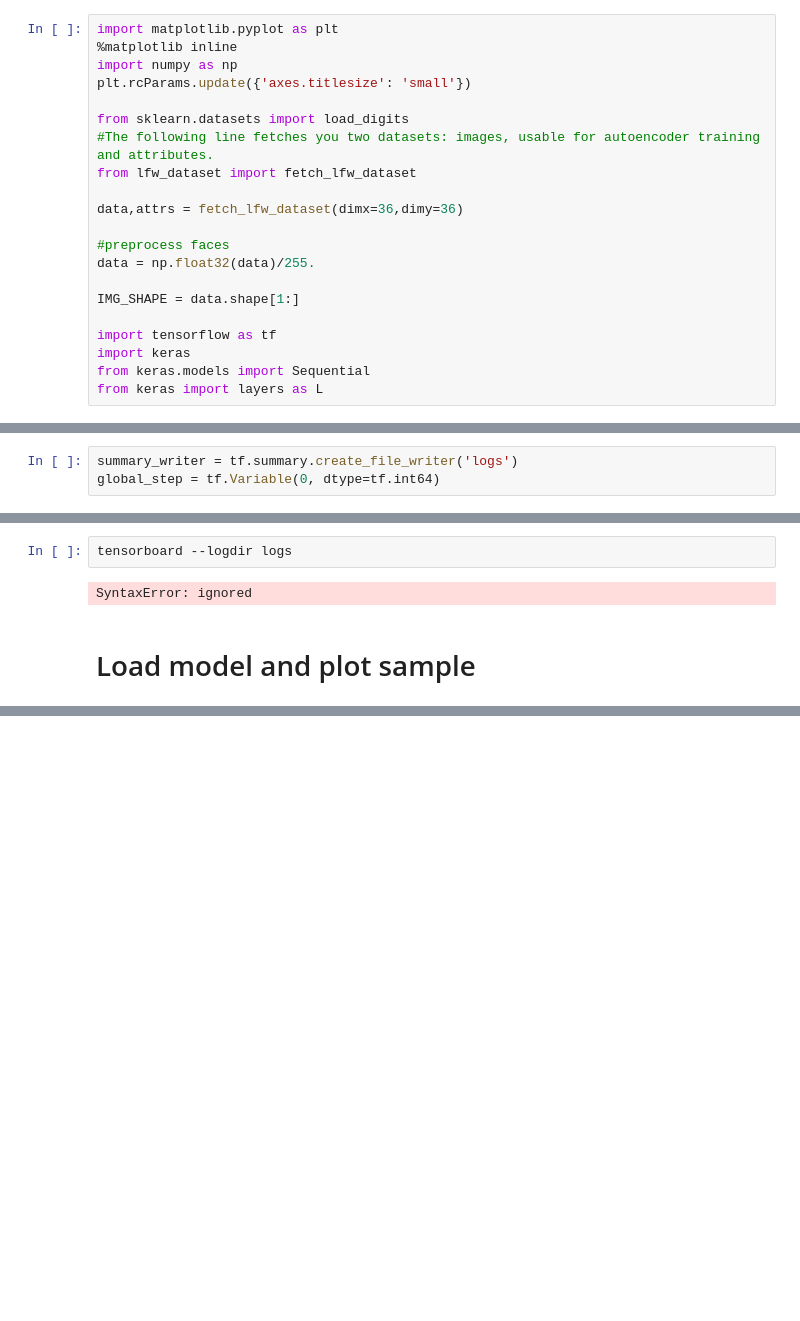
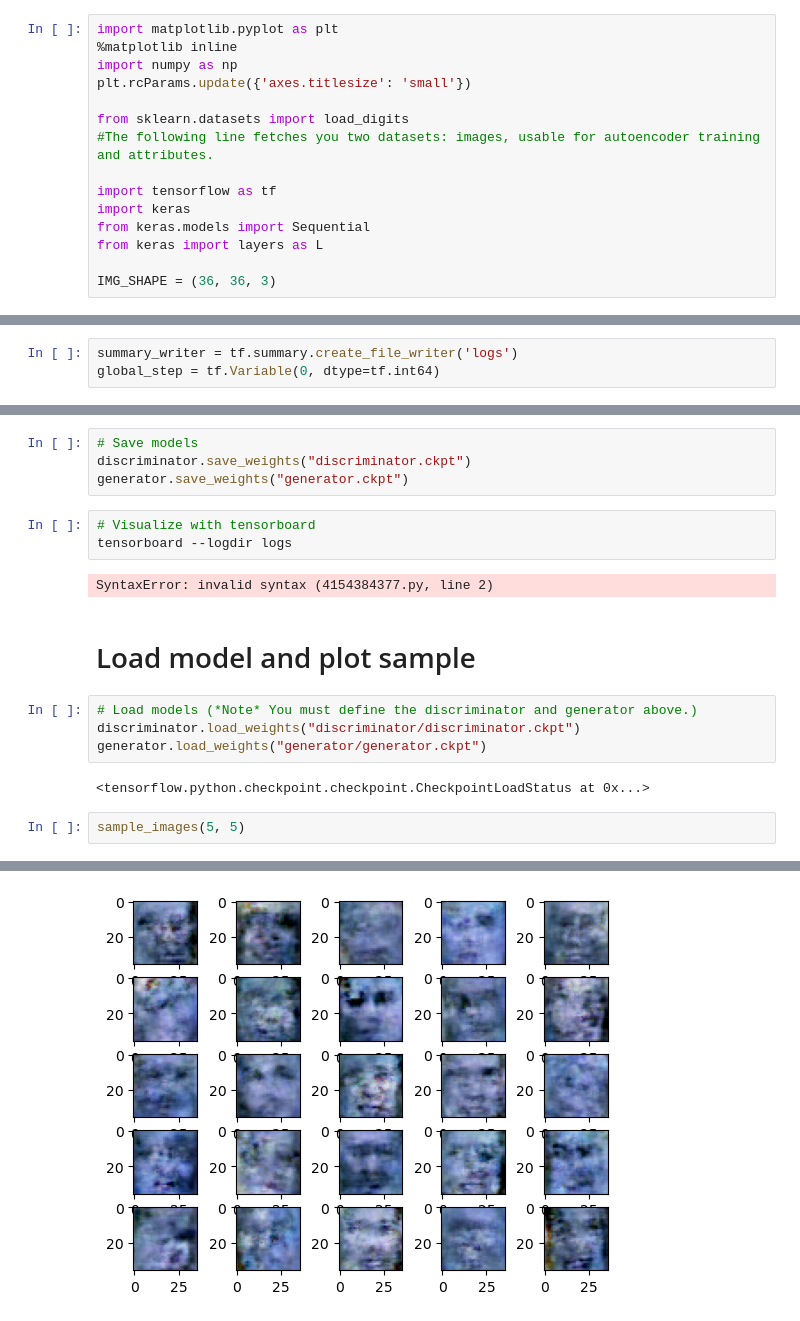
Before and after one commit to SamvelKarapetyaan/gan_faces, a Jupyter notebook: adversarial.ipynb, the cells around one changed output, grey strips where cells are left out. Saved outputs shown, nothing was run; the diff lists cells and outputs as text; blank space fills up the shorter version.

```diff
--- a/adversarial.ipynb
+++ b/adversarial.ipynb
@@ -12,16 +12,10 @@ plt.rcParams.update({'axes.titlesize': 'small'})
 
 from sklearn.datasets import load_digits
 #The following line fetches you two datasets: images, usable for autoencoder training and attributes.
-from lfw_dataset import fetch_lfw_dataset
-
-data,attrs = fetch_lfw_dataset(dimx=36,dimy=36)
-
-#preprocess faces
-data = np.float32(data)/255.
-
-IMG_SHAPE = data.shape[1:]
 
 import tensorflow as tf
 import keras
 from keras.models import Sequential
 from keras import layers as L
+
+IMG_SHAPE = (36, 36, 3)
@@ -174,9 +168,23 @@ summary_writer.close()
 32/32 [==============================] - 0s 2ms/step
 32/32 [==============================] - 0s 2ms/step
 [figure]
-# %%
-tensorboard --logdir logs
-# %% [output]
-SyntaxError: ignored
+# %%
+# Save models
+discriminator.save_weights("discriminator.ckpt")
+generator.save_weights("generator.ckpt")
+# %%
+# Visualize with tensorboard
+tensorboard --logdir logs
+# %% [output]
+SyntaxError: invalid syntax (4154384377.py, line 2)
 # %% [markdown]
 # Load model and plot sample
+# %%
+# Load models (*Note* You must define the discriminator and generator above.)
+discriminator.load_weights("discriminator/discriminator.ckpt")
+generator.load_weights("generator/generator.ckpt")
+# %% [output]
+<tensorflow.python.checkpoint.checkpoint.CheckpointLoadStatus at 0x...>
+# %%
+sample_images(5, 5)
+# %% [output]
@@ -182,0 +192 @@ SyntaxError: ignored
+[figure, added]
```
Also changed, not shown: parts of 5 cells of this notebook.
